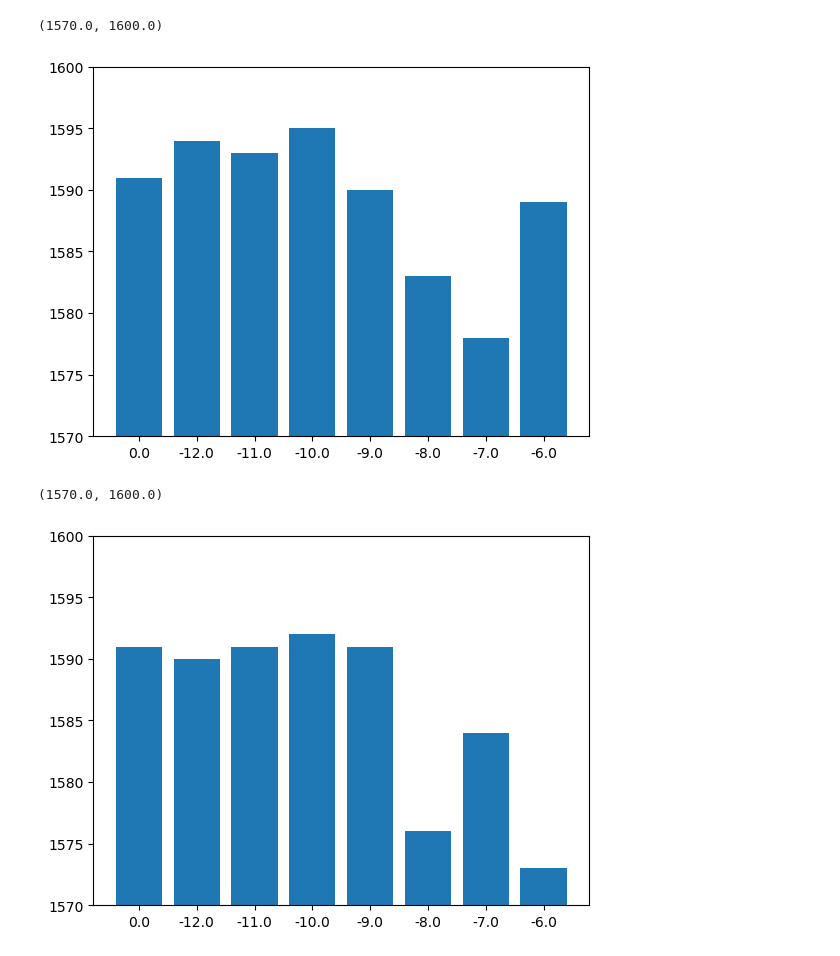
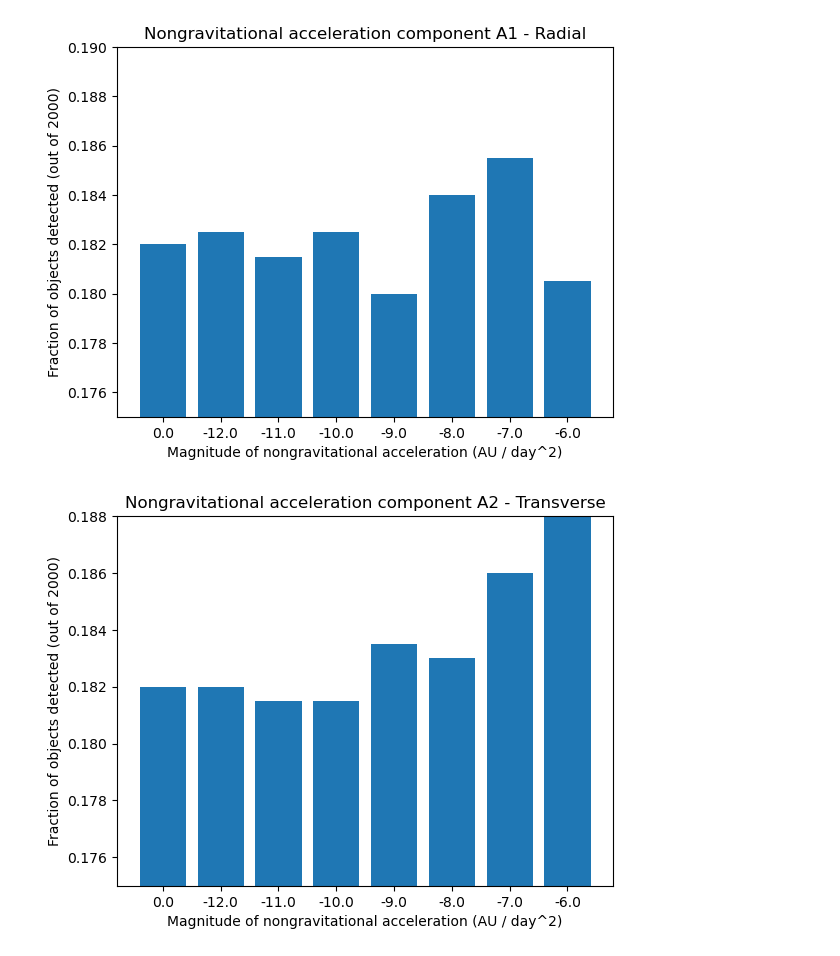
Before and after one commit to ewhite42/lsst_seti, a Jupyter notebook: nongrav/test_linking/sorcha_hist.ipynb, the cells around one changed output. Cells and saved outputs as stored; diff of their text form; code cells hidden in the pictures.

Commit message:
updated notebook to make sorcha plots with heliolinc info

```diff
--- a/nongrav/test_linking/sorcha_hist.ipynb
+++ b/nongrav/test_linking/sorcha_hist.ipynb
@@ -23,17 +24,44 @@ a2_nongrav = []
 a3_counts = []
 a3_nongrav = []
 
+ofnames = []
+
 for f in fnames:
     df = pd.read_csv(f)
+
     if 'a1' in f:
         a1_counts.append(df['ObjID'].nunique())
-        a1_nongrav.append(float(f.split('_')[-1][:-4]))
+        a1_nongrav.append(float(f.split('_')[-2]))#[:-4]))
+        #print(df['fieldMJD_TAI'][0])
+        ofname = f.split('/')[-1]
+        ofname = ofname.split('.')[:-2]
+        ofname = ofname[0]+'.0'
+        print(ofname)
+        ofnames.append(ofname)
     elif 'a2' in f:
         a2_counts.append(df['ObjID'].nunique())
-        a2_nongrav.append(float(f.split('_')[-1][:-4]))
+        a2_nongrav.append(float(f.split('_')[-2]))#[:-4]))
+        #print(df['fieldMJD_TAI'][0])
+        ofname = f.split('/')[-1]
+        ofname = ofname.split('.')[:-2]
+        ofname = ofname[0]+'.0'
+        print(ofname)
+        ofnames.append(ofname)
     elif 'a3' in f:
         a3_counts.append(df['ObjID'].nunique())
-        a3_nongrav.append(float(f.split('_')[-1][:-4]))
+        a3_nongrav.append(float(f.split('_')[-2]))#[:-4]))
+        #print(df['fieldMJD_TAI'][0])
+        ofname = f.split('/')[-1]
+        ofname = ofname.split('.')[:-2]
+        ofname = ofname[0]+'.0'
+        print(ofname)
+        ofnames.append(ofname)
     else:
         #print('saving gravity-only')
         grav_counts = df['ObjID'].nunique()
+        ofname = f.split('/')[-1]
+        ofname = ofname.split('.')[-2]
+        ofname = ofname[:-7]
+        print(ofname)
+        ofnames.append(ofname)
+        #print(df['fieldMJD_TAI'][0])
@@ -42,21 +88,32 @@ a1 = np.column_stack((np.array(a1_nongrav), np.array(a1_counts)))
 sorted_idx = a1[:,0].argsort()
 sorted_a1 = a1[sorted_idx]
 sorted_a1 = np.concatenate((np.array([[0.0, grav_counts]]), sorted_a1))
-plt.bar(sorted_a1[:,0].astype(str), sorted_a1[:,1])
-plt.ylim(1570,1600)
+plt.bar(sorted_a1[:,0].astype(str), sorted_a1[:,1]/2000)
+#plt.ylim(1570,1600)
+plt.ylim(0.175, 0.19)
+plt.ylabel('Fraction of objects detected (out of 2000)')
+plt.xlabel('Magnitude of nongravitational acceleration (AU / day^2)')
+plt.title('Nongravitational acceleration component A1 - Radial')
+plt.savefig('sorcha_hist_a1.png')
+plt.show()
 # %% [output]
-(1570.0, 1600.0)
-[figure, old version]
+[figure, new version]
 # %%
 a2 = np.column_stack((np.array(a2_nongrav), np.array(a2_counts)))
 sorted_idx = a2[:,0].argsort()
 sorted_a2 = a2[sorted_idx]
 sorted_a2 = np.concatenate((np.array([[0.0, grav_counts]]), sorted_a2))
-plt.bar(sorted_a2[:,0].astype(str), sorted_a2[:,1])
-plt.ylim(1570,1600)
+plt.bar(sorted_a2[:,0].astype(str), sorted_a2[:,1]/2000)
+#plt.ylim(1570,1600)
+#plt.ylim(0.785,0.80)
+plt.ylim(0.175, 0.188)
+plt.ylabel('Fraction of objects detected (out of 2000)')
+plt.xlabel('Magnitude of nongravitational acceleration (AU / day^2)')
+plt.title('Nongravitational acceleration component A2 - Transverse')
+plt.savefig('sorcha_hist_a2.png')
+plt.show()
 # %% [output]
-(1570.0, 1600.0)
-[figure, old version]
+[figure, new version]
 # %%
 a3 = np.column_stack((np.array(a3_nongrav), np.array(a3_counts)))
 sorted_idx = a3[:,0].argsort()
```
Also changed, not shown: parts of 9 cells of this notebook.
